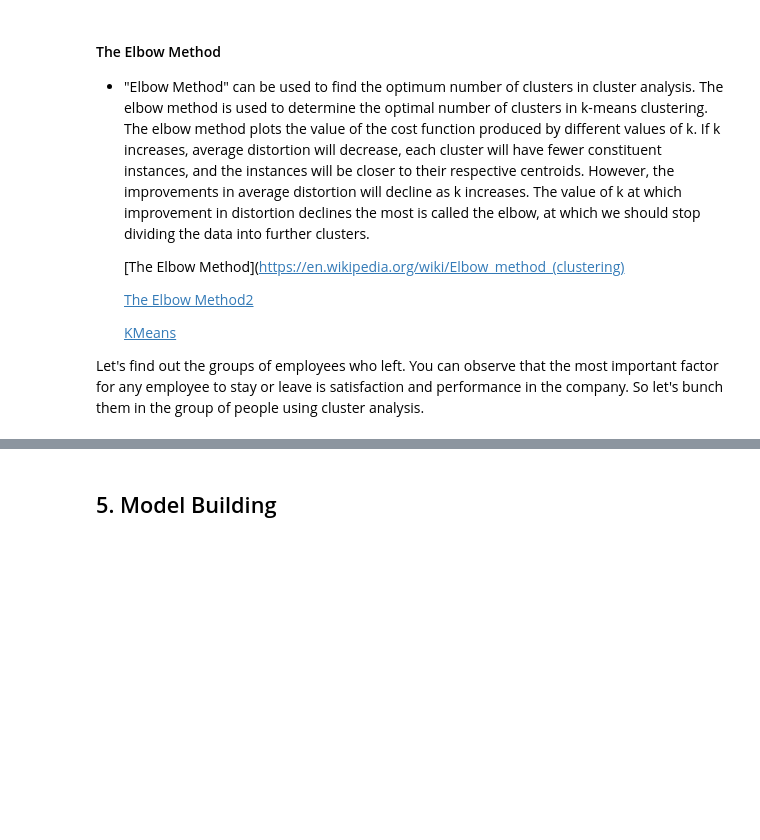
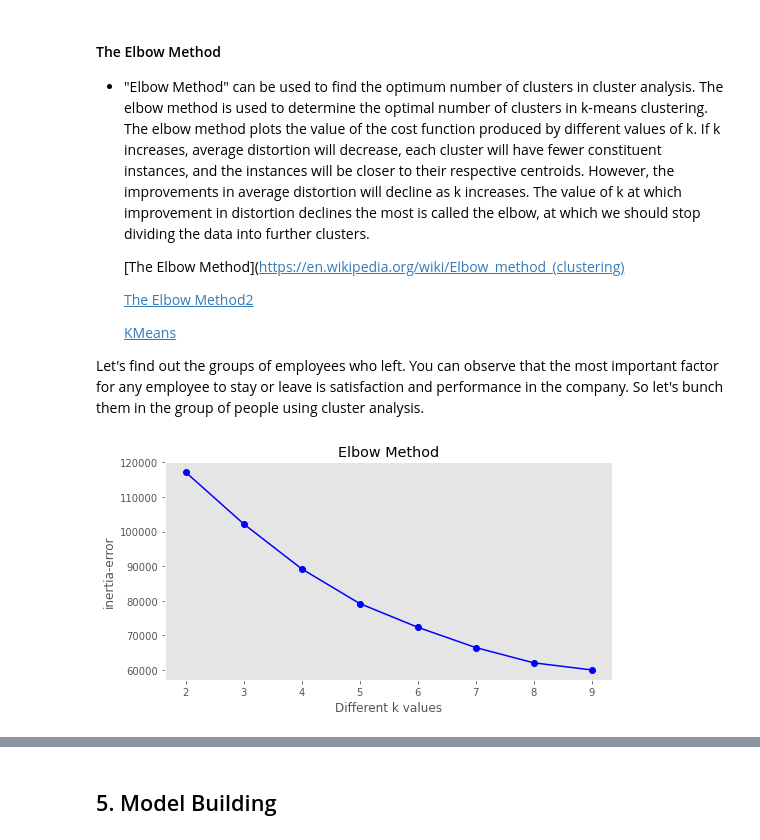
Before and after one commit to smeteo/Data_Science_and_Machine_Learning, a Jupyter notebook: 8. Capstone Projects/Project_2_Churn_Prediction/Churn Prediction_Capstone_Project_2.ipynb, the cells around one changed output, grey strips where cells are left out. Cells and saved outputs as stored; diff of their text form; code cells hidden in the pictures; blank space fills up the shorter version.

```diff
--- a/8. Capstone Projects/Project_2_Churn_Prediction/Churn Prediction_Capstone_Project_2.ipynb
+++ b/8. Capstone Projects/Project_2_Churn_Prediction/Churn Prediction_Capstone_Project_2.ipynb
@@ -480,0 +490,3 @@ df.head()
+# %%
+# Scaling features, dropping target column
+df_scaled = StandardScaler().fit_transform(df.drop('left', axis=1))
@@ -498,3 +527,19 @@ df.head()
     [KMeans](https://towardsdatascience.com/understanding-k-means-clustering-in-machine-learning-6a6e67336aa1)
 
 Let's find out the groups of employees who left. You can observe that the most important factor for any employee to stay or leave is satisfaction and performance in the company. So let's bunch them in the group of people using cluster analysis.
+# %%
+ssd = []
+K = range(2,10)
+for k in K:
+    kmeans = KMeans(n_clusters = k).fit((df_scaled))
+    ssd.append(kmeans.inertia_)
+# %%
+plt.figure(figsize=(8,4))
+plt.plot(K, ssd, "bo-")
+plt.xlabel("Different k values")
+plt.ylabel("inertia-error")
+plt.title("Elbow Method")
+plt.grid()
+plt.show()
+# %% [output]
+[figure, added]
```
Also changed, not shown: parts of 21 cells of this notebook.
